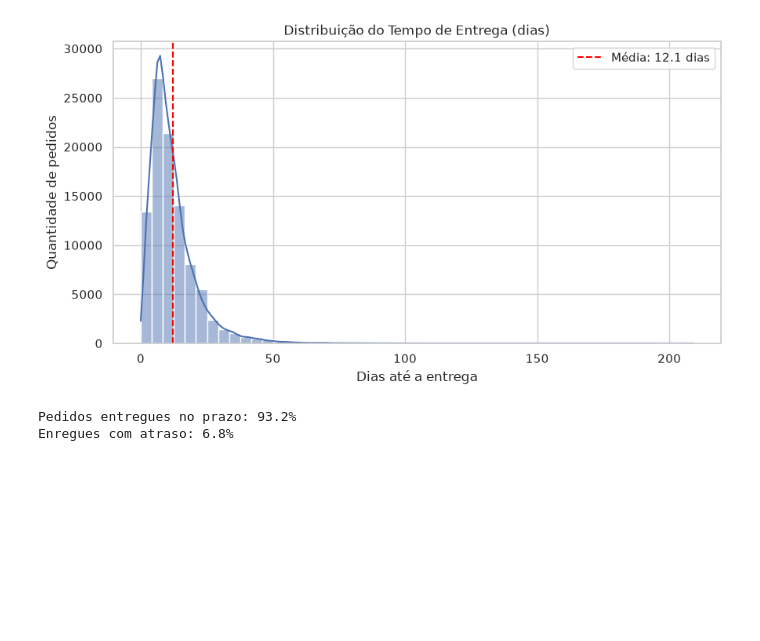
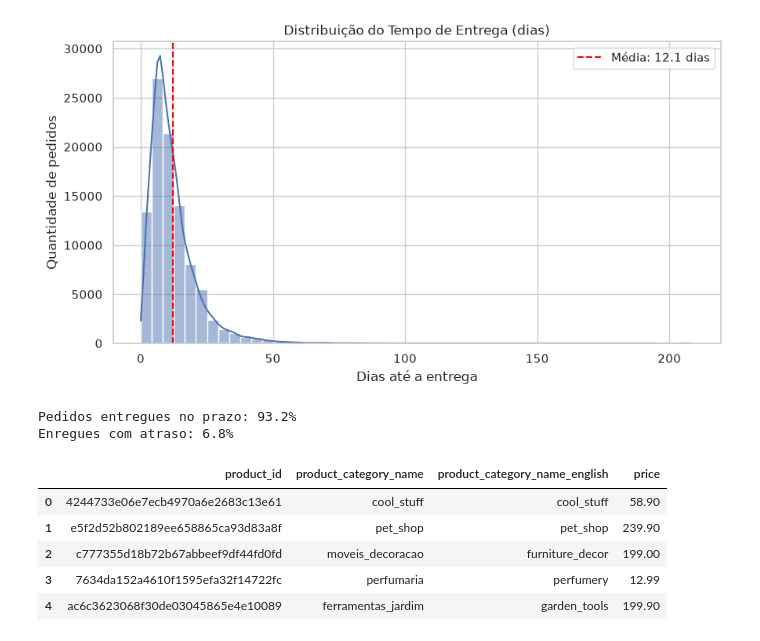
Before and after one commit to VictorMeirellesG/olist-ecommerce-analysis, a Jupyter notebook: notebooks/01_eda.ipynb, the cells around one changed output. Drawn from its saved outputs; the diff is of its cells as text; code cells hidden in the pictures; blank space fills up the shorter version.

```diff
--- a/notebooks/01_eda.ipynb
+++ b/notebooks/01_eda.ipynb
@@ -195,3 +195,15 @@ print(f"Enregues com atraso: {pontualidade[False]:.1f}%")
 # %% [output]
 Pedidos entregues no prazo: 93.2%
 Enregues com atraso: 6.8%
+# %%
+items_full = order_items.merge(products, on='product_id', how='left')
+items_full = items_full.merge(category_translations, on='product_category_name', how='left')
+
+items_full[['product_id', 'product_category_name', 'product_category_name_english', 'price']].head()
+# %% [output]
+|  | product_id | product_category_name | product_category_name_english | price |
+| 0 | 4244733e06e7ecb4970a6e2683c13e61 | cool_stuff | cool_stuff | 58.90 |
+| 1 | e5f2d52b802189ee658865ca93d83a8f | pet_shop | pet_shop | 239.90 |
+| 2 | c777355d18b72b67abbeef9df44fd0fd | moveis_decoracao | furniture_decor | 199.00 |
+| 3 | 7634da152a4610f1595efa32f14722fc | perfumaria | perfumery | 12.99 |
+| 4 | ac6c3623068f30de03045865e4e10089 | ferramentas_jardim | garden_tools | 199.90 |
```
Also changed, not shown: parts of 1 cell of this notebook.
